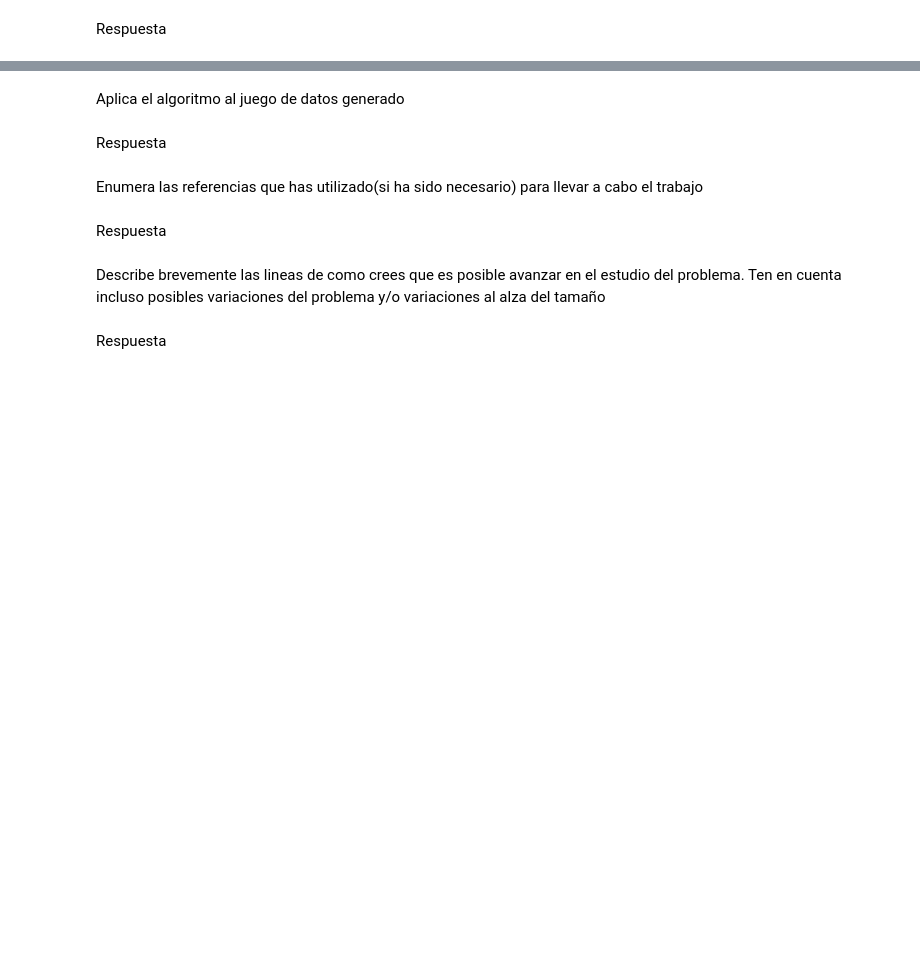
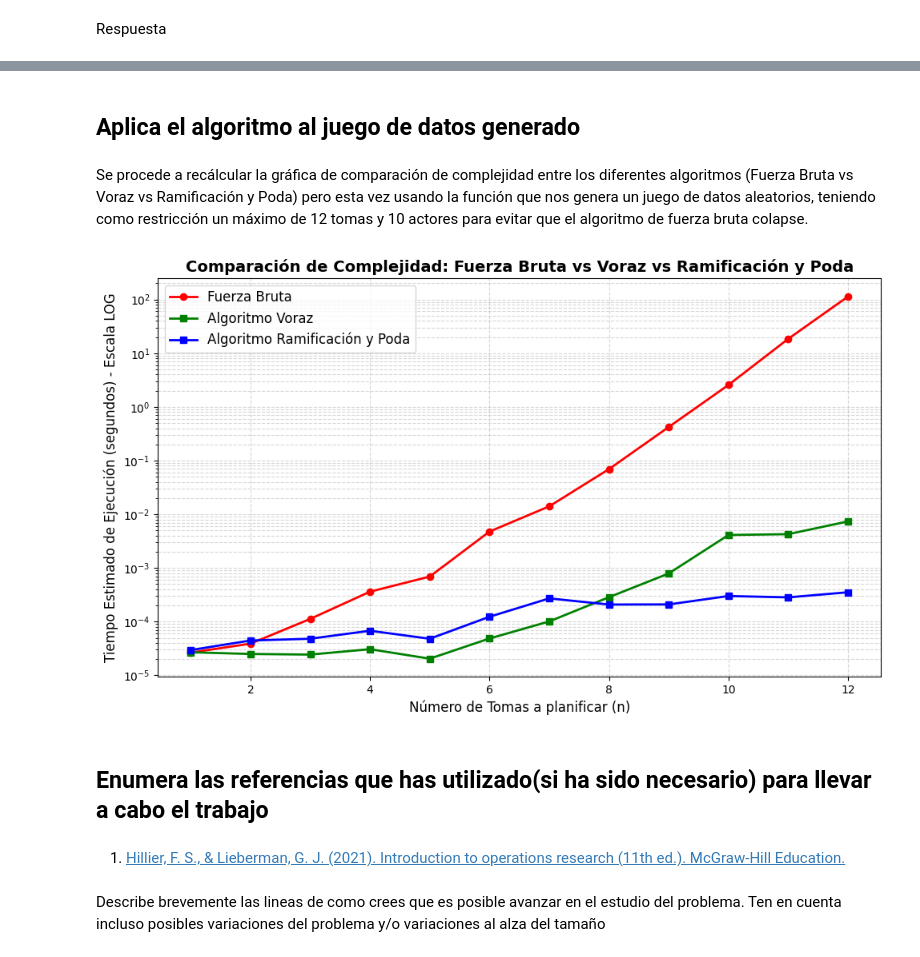
Before and after one commit to danielcorrea96/AlgoritmosOptimizacion, a Jupyter notebook: proyecto/Seminario_Algoritmos.ipynb, the cells around one changed output, grey strips where cells are left out. Drawn from its saved outputs; the diff is of its cells as text; code cells hidden in the pictures; blank space fills up the shorter version.

```diff
--- a/proyecto/Seminario_Algoritmos.ipynb
+++ b/proyecto/Seminario_Algoritmos.ipynb
@@ -207,0 +539,9 @@ Respuesta
+# %%
+import numpy as np
+
+def generar_matriz_tomas_actores(num_tomas, num_actores):
+  filas, columnas = num_tomas, num_actores
+  return np.random.randint(0, 2, size=(filas, columnas))
+
+actores_tomas_aleatorio = generar_matriz_tomas_actores(12, 15)
+print(actores_tomas_aleatorio)
@@ -208,12 +561,64 @@ Respuesta
 # %% [markdown]
-Aplica el algoritmo al juego de datos generado
+## Aplica el algoritmo al juego de datos generado
-# %% [markdown]
-Respuesta
+# %% [markdown]
+Se procede a recálcular la gráfica de comparación de complejidad entre los diferentes algoritmos (Fuerza Bruta vs Voraz vs Ramificación y Poda) pero esta vez usando la función que nos genera un juego de datos aleatorios, teniendo como restricción un máximo de 12 tomas y 10 actores para evitar que el algoritmo de fuerza bruta colapse.
+# %%
+import matplotlib.pyplot as plt
+
+n_valores = []
+tiempo_fuerza_bruta = []
+tiempo_voraz = []
+tiempo_ramificacion_poda = []
+for i in range(1, 13):
+  n_valores.append(i)
+  actores_tomas_demo = generar_matriz_tomas_actores(i, 10)
+
+
+  inicio_fuerza_bruta = time.perf_counter()
+  lista_de_tomas = list(range(len(actores_tomas_demo)))
+  sessiones_vacia = []
+  coordinar_doblaje_fuerza_bruta(0, lista_de_tomas, sessiones_vacia, actores_tomas_demo)
+  fin_fuerza_bruta = time.perf_counter()
+  tiempo_total_fuerza_bruta = fin_fuerza_bruta - inicio_fuerza_bruta
+  tiempo_fuerza_bruta.append(tiempo_total_fuerza_bruta)
+
+  inicio_voraz = time.perf_counter()
+  nodos_evaluados_voraz = 0
+  todas_las_tomas = list(range(len(actores_tomas_demo)))
+  _, _ = coordinar_doblaje_greedy(todas_las_tomas, actores_tomas_demo)
+  fin_voraz = time.perf_counter()
+  tiempo_total_voraz = fin_voraz - inicio_voraz
+  tiempo_voraz.append(tiempo_total_voraz)
+
+  inicio_ramificacion_poda = time.perf_counter()
+  _, _, _  = coordinar_doblaje_ramificacion_poda(actores_tomas_demo)
+  fin_ramificacion_poda = time.perf_counter()
+  tiempo_total_ramificacion_poda = fin_ramificacion_poda - inicio_ramificacion_poda
+  tiempo_ramificacion_poda.append(tiempo_total_ramificacion_poda)
+
+plt.figure(figsize=(10, 6))
+
+plt.plot(n_valores, tiempo_fuerza_bruta, label='Fuerza Bruta', color='red', marker='o', linewidth=2)
+plt.plot(n_valores, tiempo_voraz, label='Algoritmo Voraz', color='green', marker='s', linewidth=2)
+plt.plot(n_valores, tiempo_ramificacion_poda, label='Algoritmo Ramificación y Poda', color='blue', marker='s', linewidth=2)
+
+plt.yscale('log')
+
+plt.title('Comparación de Complejidad: Fuerza Bruta vs Voraz vs Ramificación y Poda', fontsize=14, fontweight='bold')
+plt.xlabel('Número de Tomas a planificar (n)', fontsize=12)
+plt.ylabel('Tiempo Estimado de Ejecución (segundos) - Escala LOG', fontsize=12)
+
+plt.grid(True, which="both", ls="--", alpha=0.5)
+
+plt.legend(fontsize=12)
+
+plt.tight_layout()
+plt.show()
+# %% [output]
+[figure, added]
 # %% [markdown]
-Enumera las referencias que has utilizado(si ha sido necesario) para llevar a cabo el trabajo
+## Enumera las referencias que has utilizado(si ha sido necesario) para llevar a cabo el trabajo
-# %% [markdown]
-Respuesta
+# %% [markdown]
+1. [Hillier, F. S., & Lieberman, G. J. (2021). Introduction to operations research (11th ed.). McGraw-Hill Education.](https://dudasytareas.wordpress.com/wp-content/uploads/2017/05/hillier_lieberman.pdf)
 # %% [markdown]
 Describe brevemente las lineas de como crees que es posible avanzar en el estudio del problema. Ten en cuenta incluso posibles variaciones del problema y/o variaciones al alza del tamaño
-# %% [markdown]
-Respuesta
```
Also changed, not shown: parts of 55 cells of this notebook, 2 other files.
